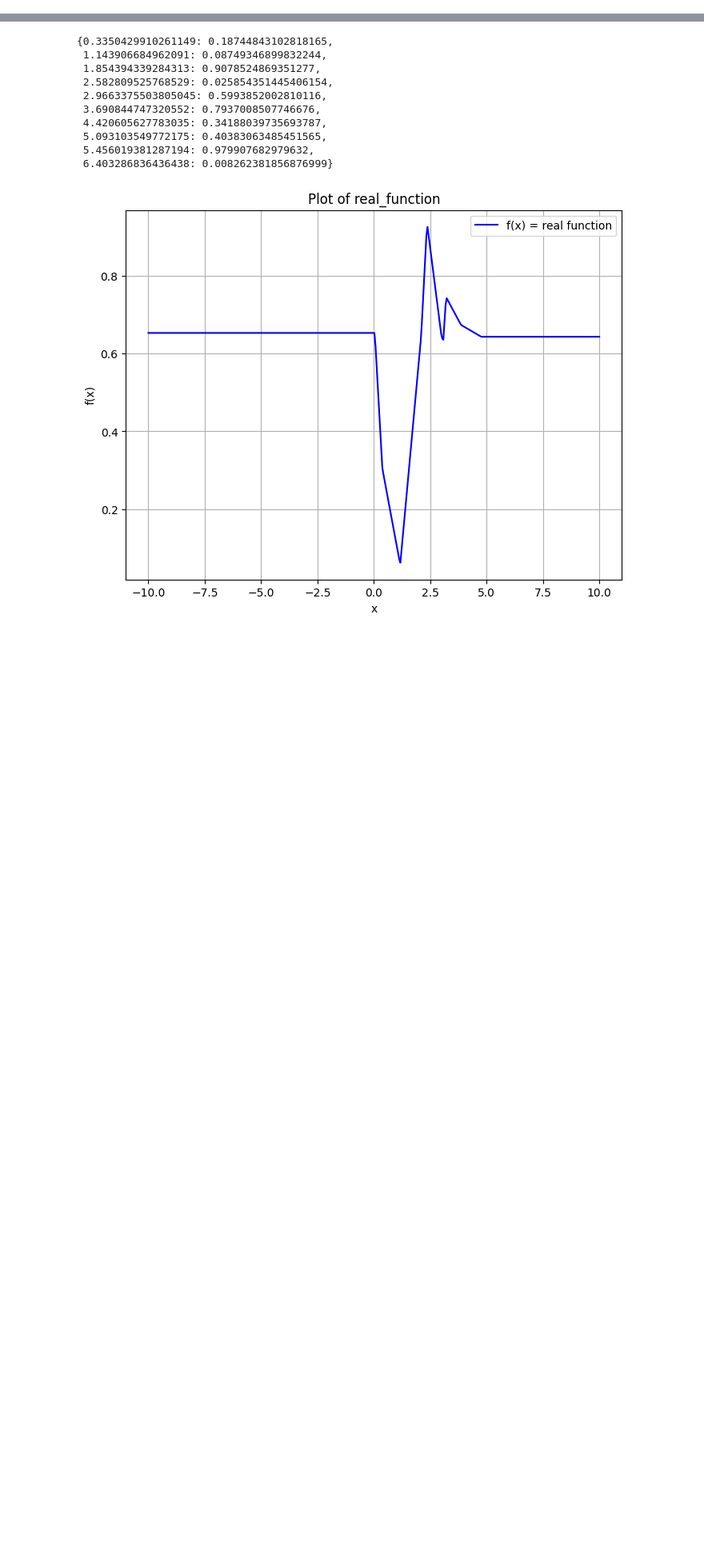
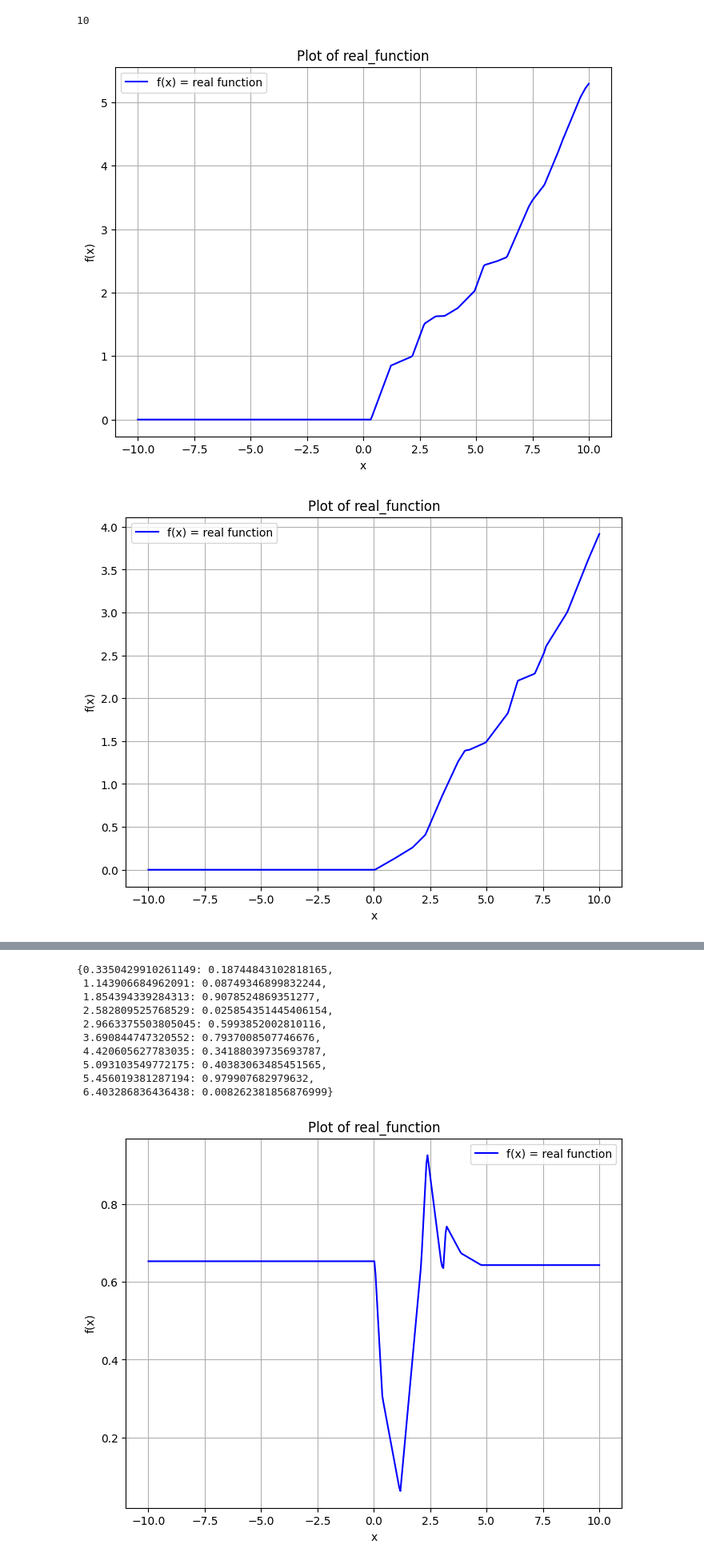
Before and after one commit to HttTavares/phd, a Jupyter notebook: test.ipynb, the cells around one changed output, grey strips where cells are left out. Shown: that part at 80% size. Cells and saved outputs as stored; diff of their text form; code cells hidden in the pictures; blank space fills up the shorter version.

```diff
--- a/test.ipynb
+++ b/test.ipynb
@@ -139,4 +138,7 @@ def plot_function( real_function ):
 functions = generate_several_rcf(10, 50)
 # for f in functions:
 #     plot_function(f)
+print(len(functions))
+# %% [output]
+10
 # %%
@@ -144 +146,7 @@ f = generate_random_convex_function( 15 )
 # plot_function(f)
+# %%
+for function in functions:
+    plot_function(function)
+# %% [output]
+[figure, added]
+[figure, added]
```
Also changed, not shown: parts of 5 cells of this notebook.
